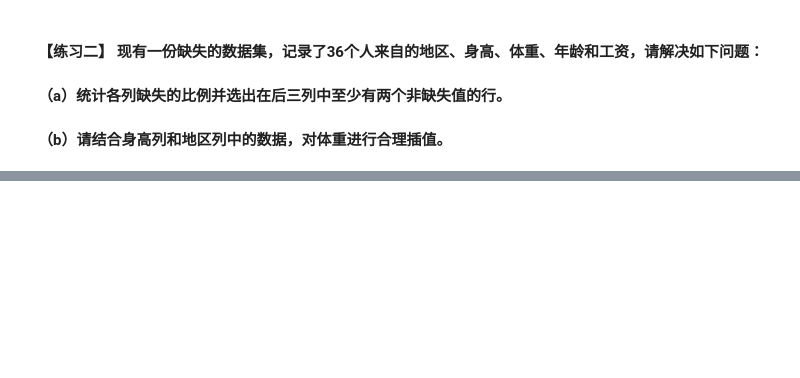
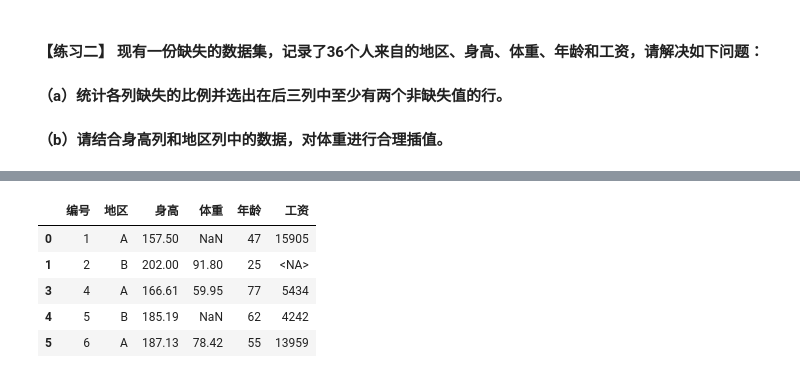
Before and after one commit to JerriaYe/pandas, a Jupyter notebook: 6.缺失数据.ipynb, the cells around one changed output, grey strips where cells are left out. Drawn from its saved outputs; the diff is of its cells as text; code cells hidden in the pictures; blank space fills up the shorter version.

```diff
--- a/6.缺失数据.ipynb
+++ b/6.缺失数据.ipynb
@@ -632,0 +1045,13 @@ pd.read_csv('data/Missing_data_two.csv').head()
+# %%
+# 后三列中行缺失值小于等于1
+column_list = b.columns[-3:]
+# 返回布尔DataFrame 按行统计缺失值改变sum加的方向 0按列遍历 1按行遍历
+b_resultA = b[b[column_list].isna().sum(1)<=1]
+b_resultA.head()
+# %% [output]
+|  | 编号 | 地区 | 身高 | 体重 | 年龄 | 工资 |
+| 0 | 1 | A | 157.50 | NaN | 47 | 15905 |
+| 1 | 2 | B | 202.00 | 91.80 | 25 | <NA> |
+| 3 | 4 | A | 166.61 | 59.95 | 77 | 5434 |
+| 4 | 5 | B | 185.19 | NaN | 62 | 4242 |
+| 5 | 6 | A | 187.13 | 78.42 | 55 | 13959 |
```
Also changed, not shown: parts of 91 cells of this notebook.
